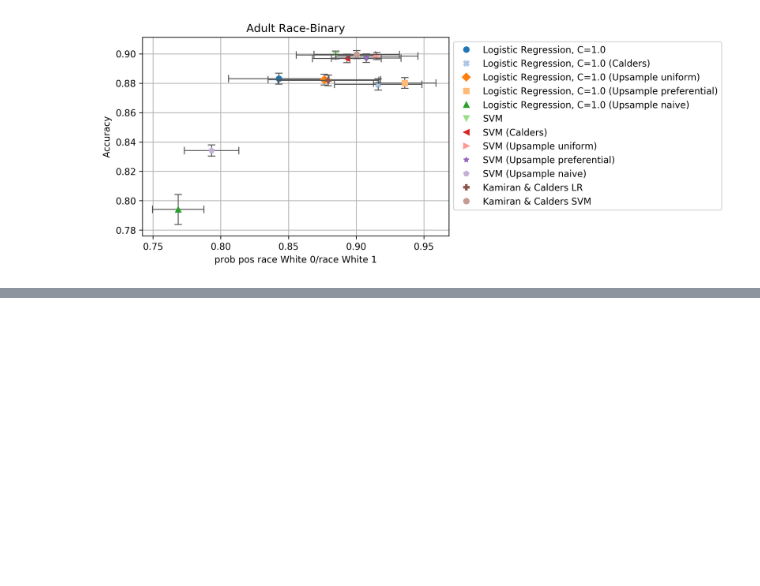
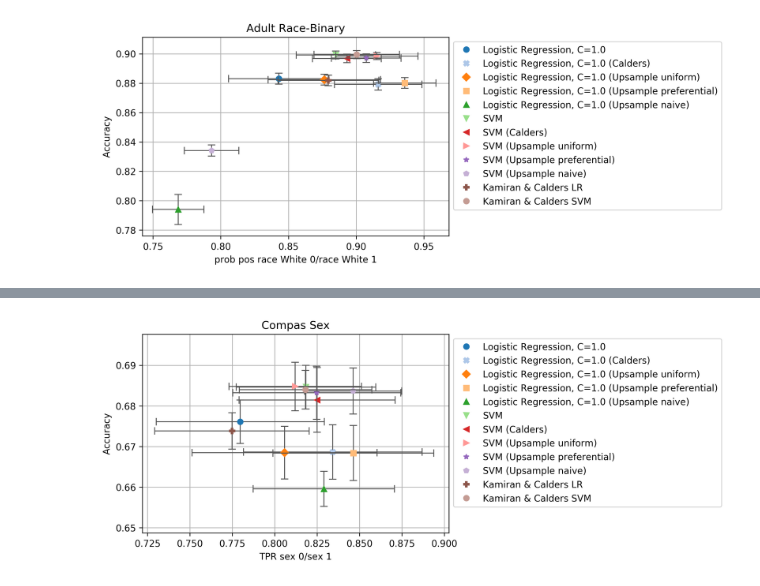
Before and after one commit to wearepal/EthicML, a Jupyter notebook: examples/kamiran_calders_variants.ipynb, the cells around one changed output, grey strips where cells are left out. Saved outputs shown, nothing was run; the diff lists cells and outputs as text; code cells hidden in the pictures; blank space fills up the shorter version.

```diff
--- a/examples/kamiran_calders_variants.ipynb
+++ b/examples/kamiran_calders_variants.ipynb
@@ -66,0 +87,32 @@ fig2
+# %%
+results = evaluate_models(
+    datasets=[
+        Compas("Sex"),
+        Compas("Race"),
+    ],
+    inprocess_models=[
+        LR(),
+        SVM(),
+        Majority(),
+        Kamiran(),
+        Kamiran(classifier="SVM"),
+    ],
+    preprocess_models=[
+        Calders(preferable_class=1, disadvantaged_group=0),
+        Upsampler(),
+        Upsampler("preferential"),
+        Upsampler("naive"),
+    ],
+    metrics=[Accuracy(), AbsCV(), F1(), ProbPos(), TPR(), TNR(), BalancedAccuracy()],
+    per_sens_metrics=[Accuracy(), ProbPos(), TPR(), TNR()],
+    repeats=10,
+    delete_prev=False,
+    splitter=ProportionalSplit(),
+    topic="kamiran_calders_variants_proportional",
+    fair_pipeline=False,
+)
+# %%
+(fig5, _), = plot_results(results, "Accuracy", "TPR_sex_0/sex_1", transforms_separately=False, ptype="cross")
+fig5
+# %% [output]
+[figure, added]
```
Also changed, not shown: parts of 9 cells of this notebook, 10 other files.
